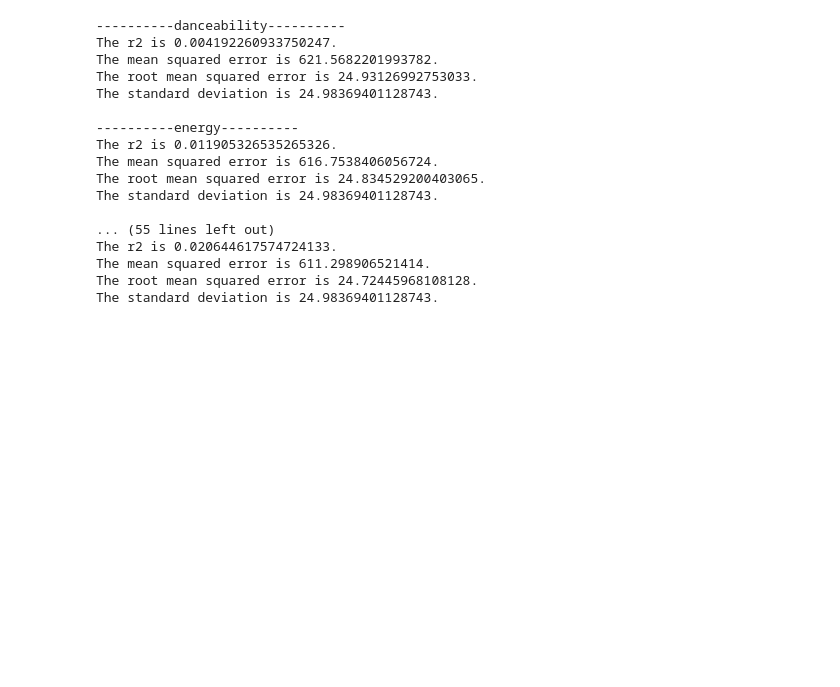
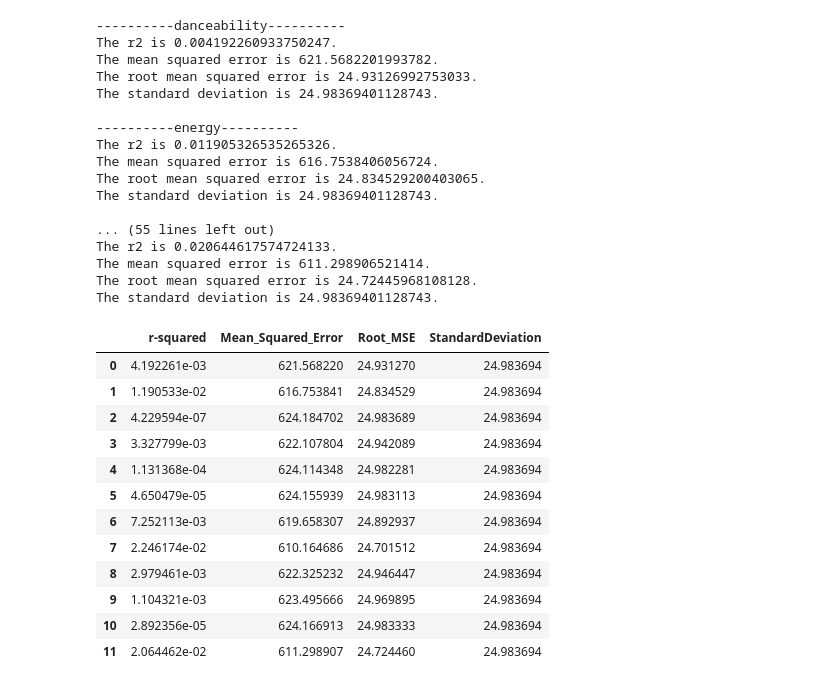
Before and after one commit to NMcHale029/spotify-machine-learning, a Jupyter notebook: Supervised_Regression.ipynb, the cells around one changed output. Cells and saved outputs as stored; diff of their text form; code cells hidden in the pictures; blank space fills up the shorter version.

```diff
--- a/Supervised_Regression.ipynb
+++ b/Supervised_Regression.ipynb
@@ -196,3 +208,22 @@ The r2 is 0.020644617574724133.
 The mean squared error is 611.298906521414.
 The root mean squared error is 24.72445968108128.
 The standard deviation is 24.98369401128743.
+# %%
+# Using the list of dictionaries, create a DateFrame
+
+metrics_df = pd.DataFrame(metrics_df_list)
+metrics_df
+# %% [output]
+|  | r-squared | Mean_Squared_Error | Root_MSE | StandardDeviation |
+| 0 | 4.192261e-03 | 621.568220 | 24.931270 | 24.983694 |
+| 1 | 1.190533e-02 | 616.753841 | 24.834529 | 24.983694 |
+| 2 | 4.229594e-07 | 624.184702 | 24.983689 | 24.983694 |
+| 3 | 3.327799e-03 | 622.107804 | 24.942089 | 24.983694 |
+| 4 | 1.131368e-04 | 624.114348 | 24.982281 | 24.983694 |
+| 5 | 4.650479e-05 | 624.155939 | 24.983113 | 24.983694 |
+| 6 | 7.252113e-03 | 619.658307 | 24.892937 | 24.983694 |
+| 7 | 2.246174e-02 | 610.164686 | 24.701512 | 24.983694 |
+| 8 | 2.979461e-03 | 622.325232 | 24.946447 | 24.983694 |
+| 9 | 1.104321e-03 | 623.495666 | 24.969895 | 24.983694 |
+| 10 | 2.892356e-05 | 624.166913 | 24.983333 | 24.983694 |
+| 11 | 2.064462e-02 | 611.298907 | 24.724460 | 24.983694 |
```
Also changed, not shown: parts of 5 cells of this notebook.
